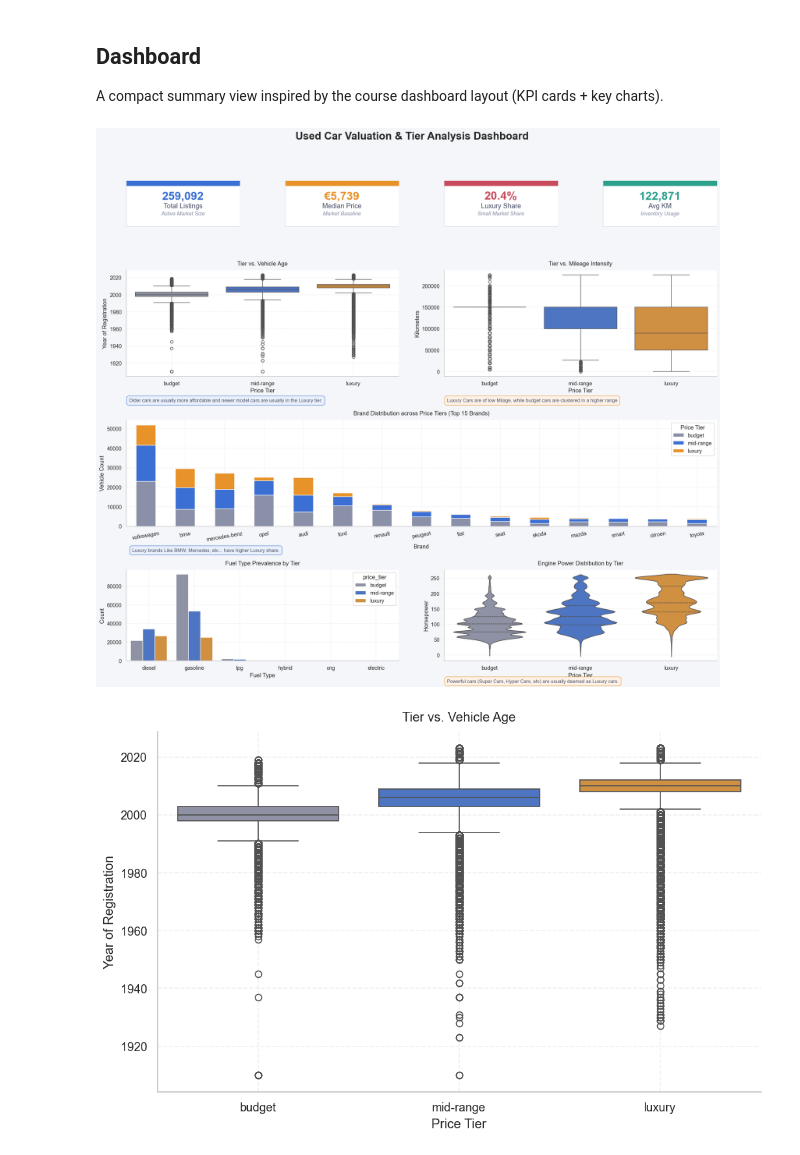
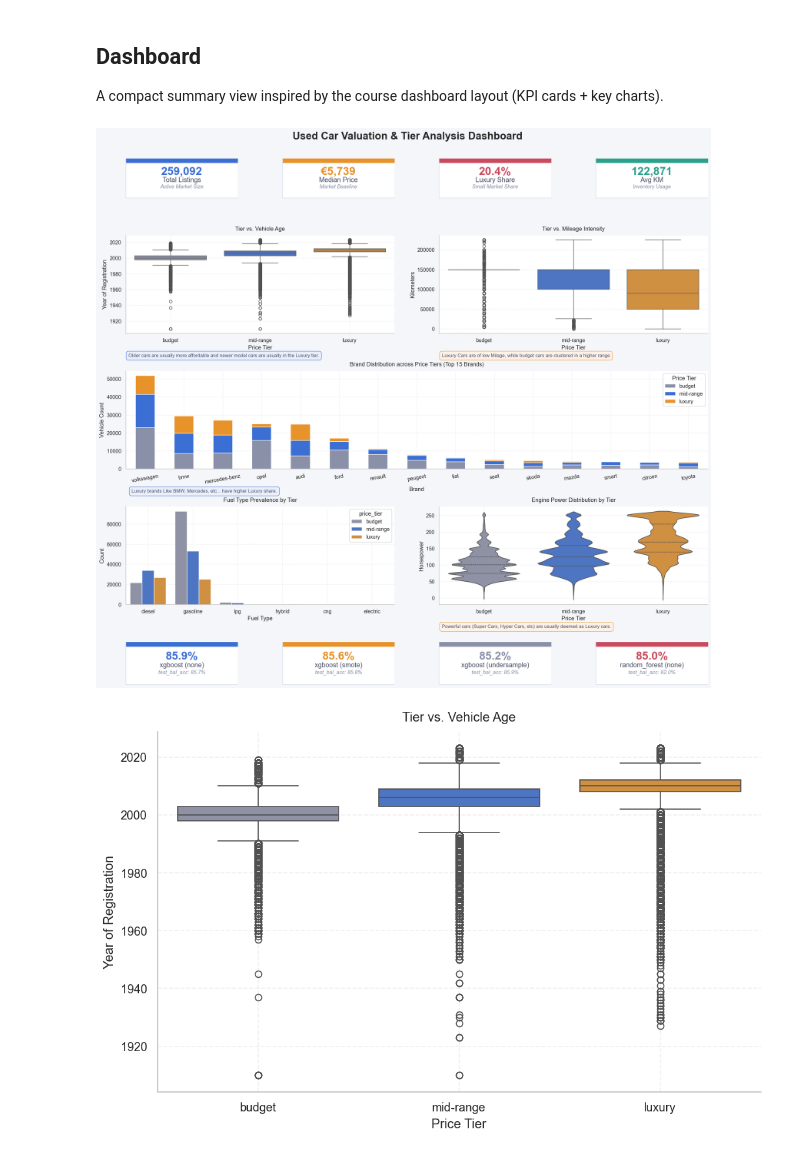
Before and after one commit to AhmedHamdiy/Used-Car-Value-Tier-Prediction, a Jupyter notebook: notebooks/eda.ipynb, the cells around one changed output. Cells and saved outputs as stored; diff of their text form; code cells hidden in the pictures.

```diff
--- a/notebooks/eda.ipynb
+++ b/notebooks/eda.ipynb
@@ -613,9 +613,9 @@ df["price_tier"] = (
 df.loc[~df["price_tier"].isin(TIER_ORDER), "price_tier"] = "Unknown"
 df["price_tier"] = pd.Categorical(df["price_tier"], categories=TIER_ORDER, ordered=True)
 
-fig = plt.figure(figsize=(22, 18))
+fig = plt.figure(figsize=(22, 20))
 fig.patch.set_facecolor("#F4F6FA")
-gs = gridspec.GridSpec(4, 4, hspace=0.5, wspace=0.4, height_ratios=[0.6, 1.4, 1.4, 1.2])
+gs = gridspec.GridSpec(5, 4, hspace=0.5, wspace=0.4, height_ratios=[0.6, 1.5, 1.5, 1.5, 0.65])
 
 # --- ROW 0: KPI CARDS ---
 ax1 = fig.add_subplot(gs[0, 0])
@@ -713,35 +713,61 @@ sns.countplot(
     palette=TIER_PALETTE,
     ax=ax_fuel,
 )
 style_axis(ax_fuel, "Fuel Type Prevalence by Tier", "Fuel Type", "Count")
 
 ax_power = fig.add_subplot(gs[3, 2:4])
 sns.violinplot(
     x="price_tier",
     y="power",
     data=df,
     order=TIER_ORDER,
     hue="price_tier",
     hue_order=TIER_ORDER,
     palette=TIER_PALETTE,
     dodge=False,
     ax=ax_power,
     inner="quart",
 )
 if ax_power.legend_:
     ax_power.legend_.remove()
 style_axis(ax_power, "Engine Power Distribution by Tier", "Price Tier", "Horsepower")
 insight_box(
     ax_power,
     "Powerful cars (Super Cars, Hyper Cars, etc) are usually deemed as Luxury cars.",
     "#FEF2E8",
     ACCENT_GOLD,
 )
 
-plt.suptitle("Used Car Valuation & Tier Analysis Dashboard", fontsize=22, fontweight="bold", y=0.96)
+# --- ROW 4: TOP-4 MODEL KPIS ---
+try:
+    mc = pd.read_csv("../reports/model_comparison.csv")
+except Exception:
+    mc = pd.read_csv("reports/model_comparison.csv")
+if {'val_f1','test_bal_acc'}.issubset(mc.columns):
+    top4 = mc.sort_values('val_f1', ascending=False).head(4).reset_index(drop=True)
+    model_colors = [ACCENT_BLUE, ACCENT_GOLD, ACCENT_GREY, "#C94B5E"]
+    for i in range(len(top4)):
+        r = top4.loc[i]
+        ax_kpi = fig.add_subplot(gs[4, i])
+        val_f1_pct = r['val_f1'] * 100
+        test_bal_pct = r['test_bal_acc'] * 100
+        label = f"{r['model']} ({r['dataset']})" if 'dataset' in top4.columns else r['model']
+        kpi_card(
+            ax_kpi,
+            f"{val_f1_pct:.1f}%",
+            label,
+            f"test_bal_acc: {test_bal_pct:.1f}%",
+            model_colors[i % len(model_colors)],
+        )
+else:
+    ax_msg = fig.add_subplot(gs[4, :])
+    ax_msg.text(0.5, 0.5, "model_comparison.csv not found or missing metrics", ha="center", va="center")
+    ax_msg.set_axis_off()
+
+plt.suptitle("Used Car Valuation & Tier Analysis Dashboard", fontsize=22, fontweight="bold", y=0.92)
 plt.show()
 # %% [output]
-[figure, old version]
+[figure, new version]
 # %%
 # Helper to create a standard figure size for the individual plots
 def create_fig():
```
Also changed, not shown: parts of 1 cell of this notebook, 7 other files.
